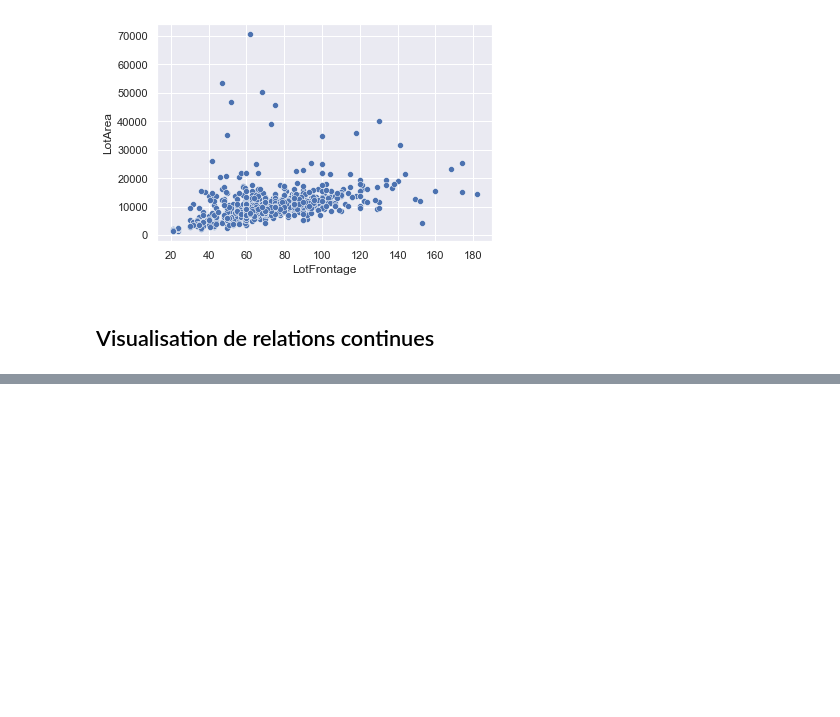
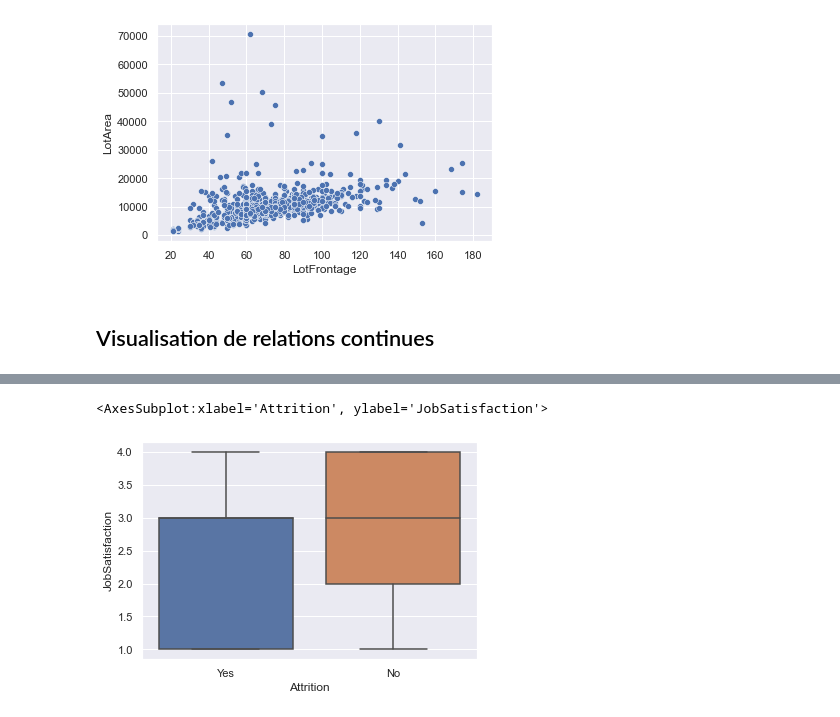
Before and after one commit to Jeevesen/Exercices-Pandas, a Jupyter notebook: DataVisualisation_Exercices.ipynb, the cells around one changed output, grey strips where cells are left out. Saved outputs shown, nothing was run; the diff lists cells and outputs as text; code cells hidden in the pictures; blank space fills up the shorter version.

```diff
--- a/DataVisualisation_Exercices.ipynb
+++ b/DataVisualisation_Exercices.ipynb
@@ -72,0 +83,5 @@ plt.show()
+# %%
+sns.boxplot(x="Attrition",y="JobSatisfaction",data=ibm)
+# %% [output]
+<AxesSubplot:xlabel='Attrition', ylabel='JobSatisfaction'>
+[figure, added]
```
Also changed, not shown: parts of 8 cells of this notebook.
